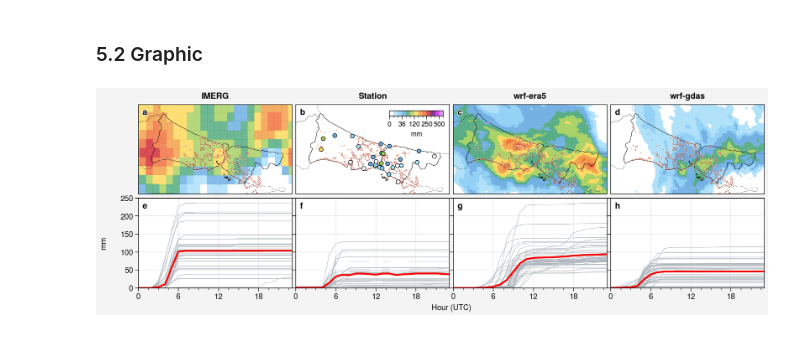
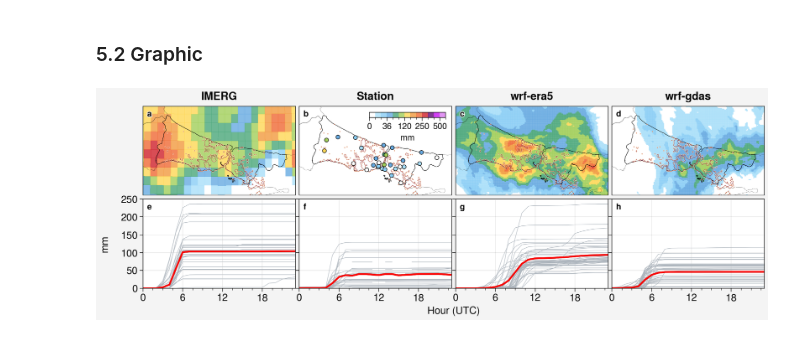
Before and after one commit to donmezkutay/Urban-Precipitation-Article-Istanbul, a Jupyter notebook: combined_verification.ipynb, the cells around one changed output. Cells and saved outputs as stored; diff of their text form; code cells hidden in the pictures.

Commit message:
#update figure label sizes

```diff
--- a/combined_verification.ipynb
+++ b/combined_verification.ipynb
@@ -561,6 +561,9 @@ norm = BoundaryNorm(clevs_total,
 ticks = clevs_total
 # %% [markdown]
 ### 5.2 Graphic
+# %%
+proplot.rc['toplabel.size'] = 13
+proplot.rc['ticklabelsize'] = 12
 # %%
 # Create Figure -------------------------
 fig, axs = proplot.subplots(fig_array,
@@ -588,6 +591,8 @@ axs[:4].format(lonlim=(27.69171143+0.10, 30.04271274),
            latgrid = False)
 
 axs.format(collabels=['IMERG', 'Station', 'wrf-era5', 'wrf-gdas'],
+           #collabelsize=12,
+           labelsize=12
            #collabels=['08UTC', '09UTC', '10UTC', '11UTC']
            )
 
@@ -678,34 +683,34 @@ for i in range(4, int(graphic_no)):
                      )
 
     lp_mean = axs[i].plot(dts_mean[i-4].reset_index(drop=True).values,
                           colors='red', lw=2,
                           path_effects=path_effect,
                     )
     #axs[i].format(xformatter='%H')
     axs[i].set_ylim([vmin, vmax])
     axs[i].set_xlabel('Hour (UTC)')
     axs[i].set_ylabel('mm')
     axs[i].set_yticks([0, 50, 100, 150, 200, 250])
     axs[i].set_xticks([0, 6, 12, 18])
 
 axs[5:].format(ytickminor=False, ylabel='')
 
 # colorbars
 axs[1].colorbar(mesh,
                  label='mm',
                  ticks = ticks,
-                 loc='ur', length=7,  # length is em widths
+                 loc='ur', length=10,  # length is em widths
                  tickminor=True, alpha=0.5,
                  width=0.7,
-                 labelsize = 8,
-                 ticklabelsize = 8,
+                 labelsize = 10,
+                 ticklabelsize = 10,
                  frame=False,
                  pad = 0.8
                 )
 
 #save figure
 plt.savefig(r'pictures/combined_verification.jpeg',
             bbox_inches='tight', optimize=True,
             progressive=True, dpi=1000)
 # %% [output]
-[figure, old version]
+[figure, new version]
```
Also changed, not shown: 1 other file.
